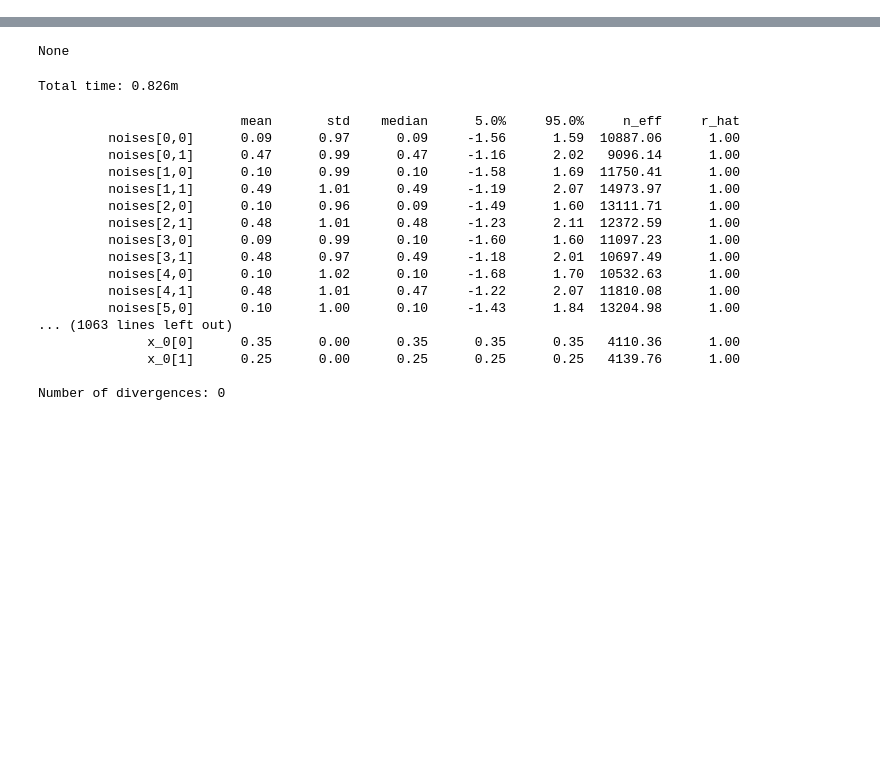
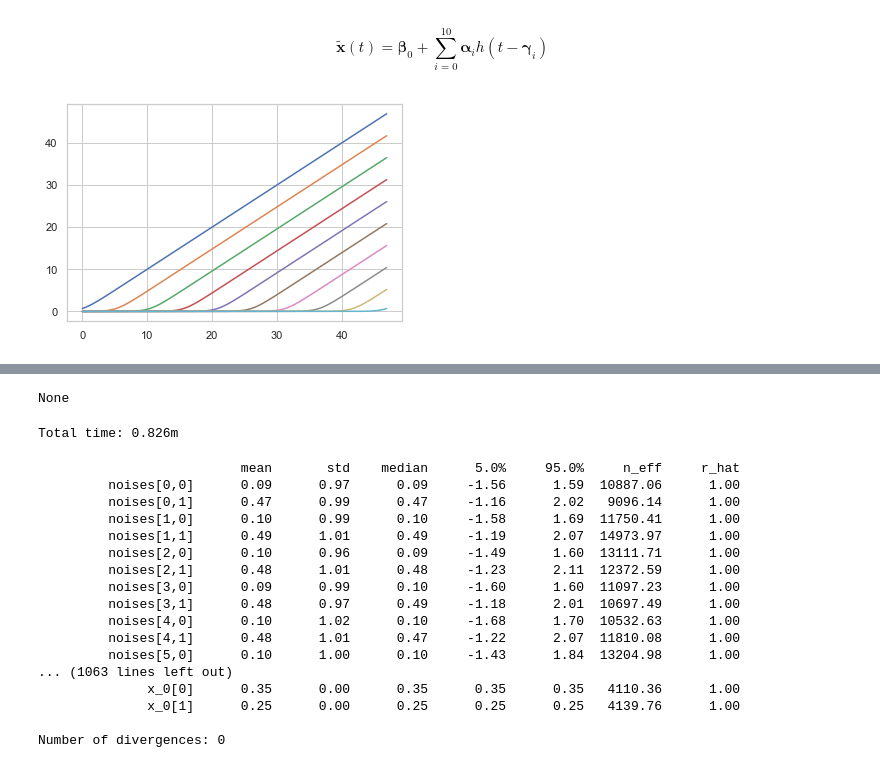
Before and after one commit to sorenhartmann/indoor-location-navigation, a Jupyter notebook: notebooks/1-inital-model.ipynb, the cells around one changed output, grey strips where cells are left out. Cells and saved outputs as stored; diff of their text form; code cells hidden in the pictures; blank space fills up the shorter version.

```diff
--- a/notebooks/1-inital-model.ipynb
+++ b/notebooks/1-inital-model.ipynb
@@ -16,0 +64,11 @@ import numpy as np
+# %% [markdown]
+$$
+\tilde{\boldsymbol x}(t) = \boldsymbol\beta_0 + \sum_{i=0}^{10} \boldsymbol \alpha_i h( t - \boldsymbol \gamma_i)
+$$
+# %%
+tg = TraceGuide(time_min_max=time[[0, -1]])
+with torch.autograd.no_grad():
+    basis = torch.nn.functional.softplus(time.view(-1, 1, 1) - tg.time_offset)
+    plt.plot(time, basis[:, : , 0])
+# %% [output]
+[figure, added]
```
Also changed, not shown: parts of 16 cells of this notebook, 4 other files.
